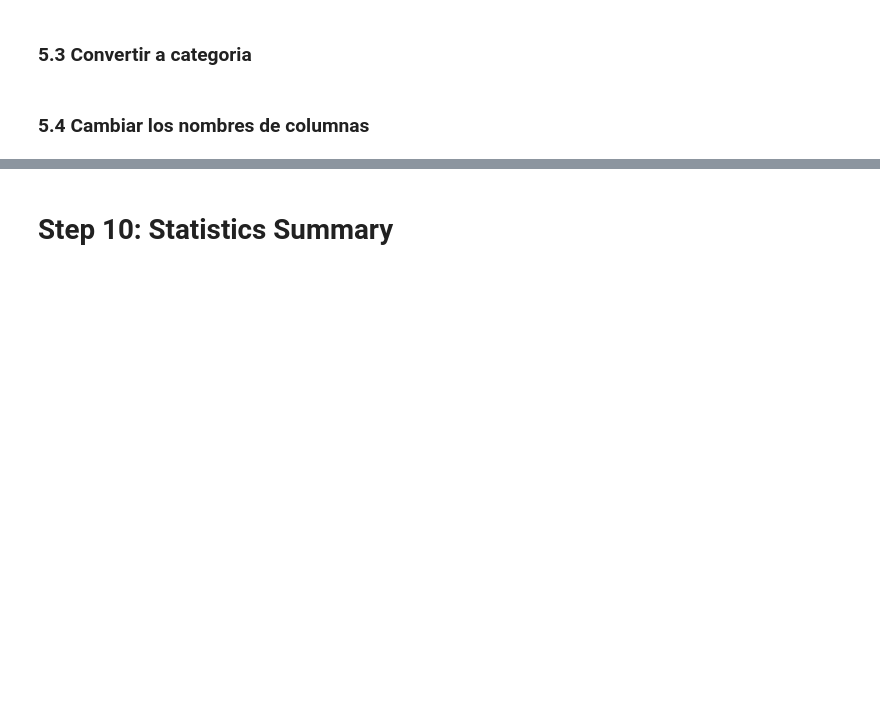
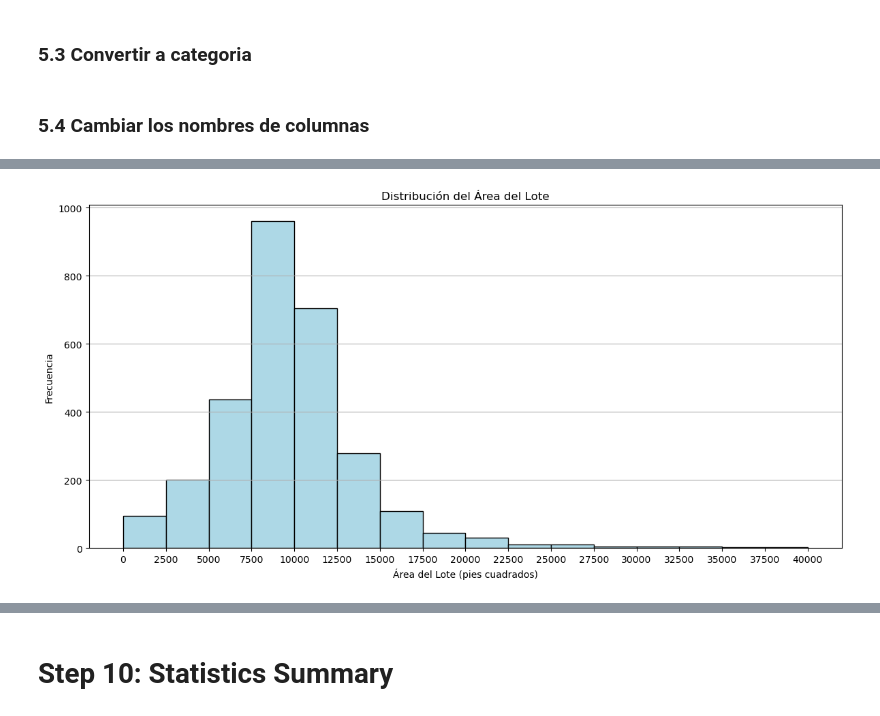
Before and after one commit to BlueAutomata/EDA_House_sales, a Jupyter notebook: Taller_EDA_house_sales.ipynb, the cells around one changed output, grey strips where cells are left out. Saved outputs shown, nothing was run; the diff lists cells and outputs as text; code cells hidden in the pictures; blank space fills up the shorter version.

```diff
--- a/Taller_EDA_house_sales.ipynb
+++ b/Taller_EDA_house_sales.ipynb
@@ -540,0 +588,21 @@ data.head()
+# %%
+# Variable Area_Lote
+# Definir los límites de los bins
+bins = range(0, 40001, 2500) # [1000, 5000, 10000, 15000, 20000, 25000, 30000, 35000, 40000]
+
+# Crear el histograma
+plt.figure(figsize=(12, 6))
+plt.hist(data['Area_Lote'], bins=bins, color='lightblue', edgecolor='black')
+
+# Añadir títulos y etiquetas
+plt.title('Distribución del Área del Lote')
+plt.xlabel('Área del Lote (pies cuadrados)')
+plt.ylabel('Frecuencia')
+plt.xticks(bins)  # Mostrar los límites de los bins en el eje x
+plt.grid(axis='y')
+
+# Mostrar el gráfico
+plt.tight_layout()
+plt.show()
+# %% [output]
+[figure, added]
```
Also changed, not shown: parts of 28 cells of this notebook.
